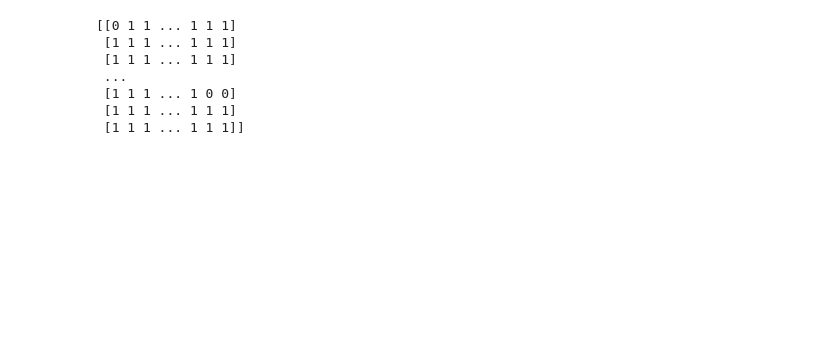
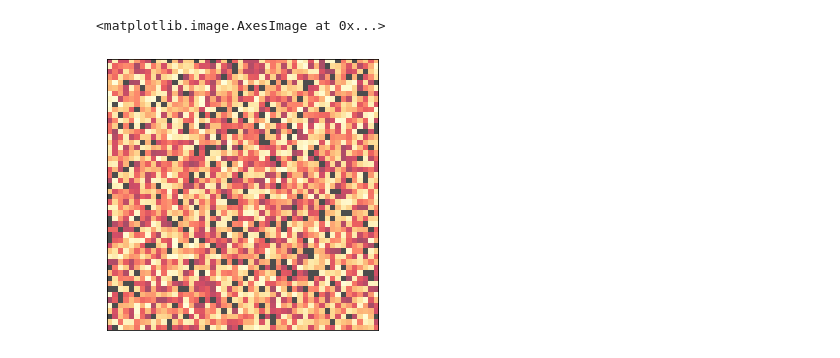
Before and after one commit to Joseph38512/industrial-maths-project-2, a Jupyter notebook: Housing_1-2.ipynb, the cells around one changed output. Cells and saved outputs as stored; diff of their text form; code cells hidden in the pictures; blank space fills up the shorter version.

Commit message:
Working now, just a few details we need to figure out

```diff
--- a/Housing_1-2.ipynb
+++ b/Housing_1-2.ipynb
@@ -104,16 +137,11 @@ kernel = np.array([[1,1,1, 1, 1],
 # %%
 grid_houses1 = grid_houses(50,.1, kernel)
 grid_agents1 = grid_agents(50, 0.1, grid_houses1)
-# %%
-print(grid_houses1.array)
-# %% [output]
-[[0 1 1 ... 1 1 1]
- [1 1 1 ... 1 1 1]
- [1 1 1 ... 1 1 1]
- ...
- [1 1 1 ... 1 0 0]
- [1 1 1 ... 1 1 1]
- [1 1 1 ... 1 1 1]]
+# %%
+grid_agents1.draw_affluences()
+# %% [output]
+<matplotlib.image.AxesImage at 0x...>
+[figure, added]
 # %%
 grid_houses1.draw_values()
 # %% [output]
```
Also changed, not shown: parts of 11 cells of this notebook.
